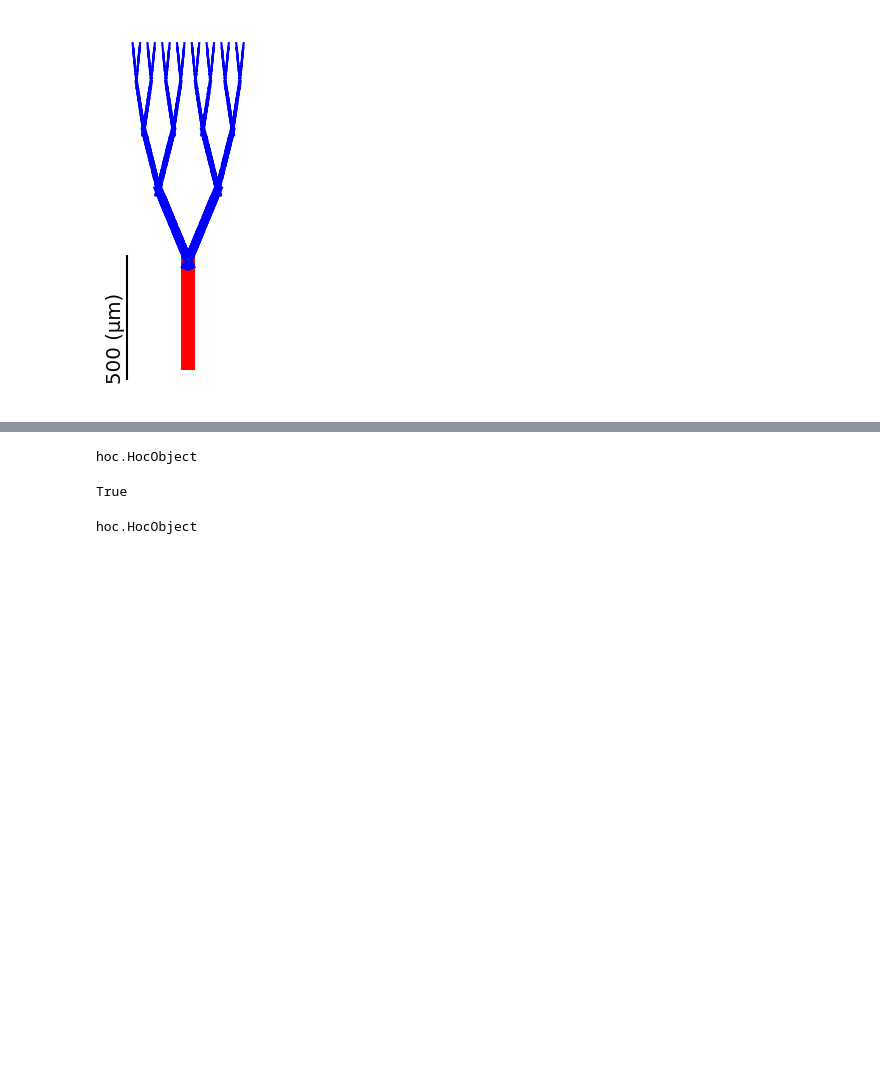
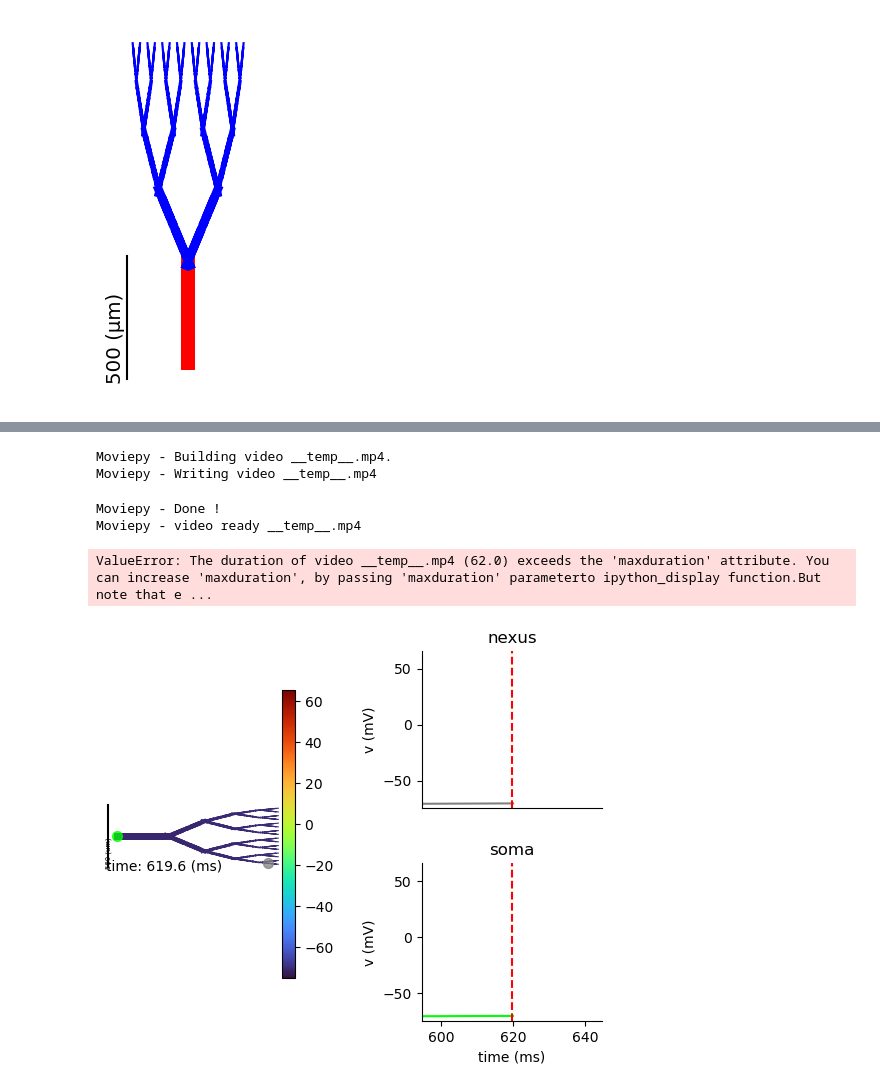
Before and after one commit to YoniLeibner/Neuron_analysis_tool, a Jupyter notebook: Neuron_analysis_tool/example Rall model.ipynb, the cells around one changed output, grey strips where cells are left out. Drawn from its saved outputs; the diff is of its cells as text; code cells hidden in the pictures; blank space fills up the shorter version.

Commit message:
after record and distance factor

```diff
--- a/Neuron_analysis_tool/example Rall model.ipynb
+++ b/Neuron_analysis_tool/example Rall model.ipynb
@@ -125,10 +120,20 @@ Moviepy - video ready __temp__.mp4
 # %%
-a=h.Vector()
+show_records_from = dict()
+nexus_sec = list(analyser.cell.apic[29])
+show_records_from[list(analyser.cell.soma[0])[0]] = dict(label='soma', alpha=0.75, color='lime', size=50)
+show_records_from[list(nexus_sec)[len(nexus_sec)//2]] = dict(label='nexus', alpha=0.75, color='grey', size=50)
+
+plt.close()
+records = analyser.record_protocol(cut_start_ms=1000.0, record_name='v')
+animation = analyser.create_movie_from_rec(records=records, slow_down_factor=100,
+                                           func_for_missing_frames=np.max, theta=-90, diam_factor=0.5,
+                                           show_records_from=show_records_from,
+                                           seg_to_indicate_dict=dict(), margin=0)
+animation.ipython_display(fps=25, loop=True, autoplay=True)
+# %% [output]
+Moviepy - Building video __temp__.mp4.
+Moviepy - Writing video __temp__.mp4
+Moviepy - Done !
+Moviepy - video ready __temp__.mp4
+ValueError: The duration of video __temp__.mp4 (62.0) exceeds the 'maxduration' attribute. You can increase 'maxduration', by passing 'maxduration' parameterto ipython_display function.But note that e ...
+[figure, added]
-# %%
-type(a)
-# %% [output]
-hoc.HocObject
-# %%
-type(a)==neuron.hoc.HocObject
-# %% [output]
-True
@@ -137,4 +139,0 @@ import neuron
-# %%
-neuron.hoc.HocObject
-# %% [output]
-hoc.HocObject
```
Also changed, not shown: parts of 5 cells of this notebook, 10 other files.
